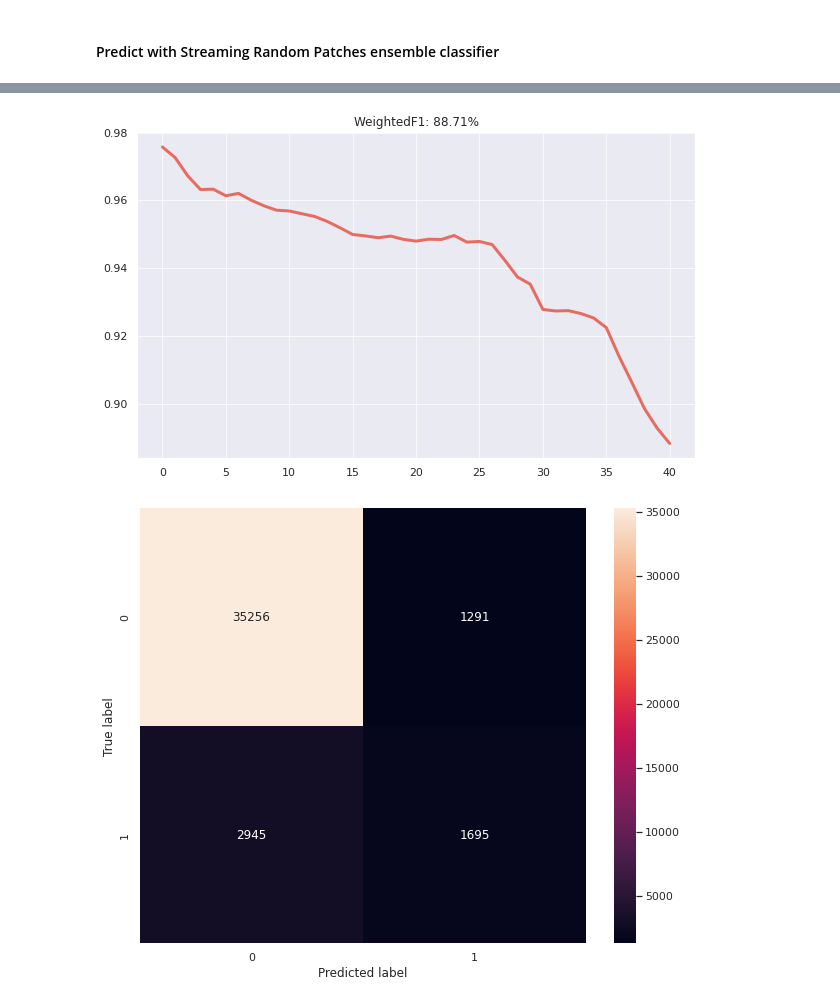
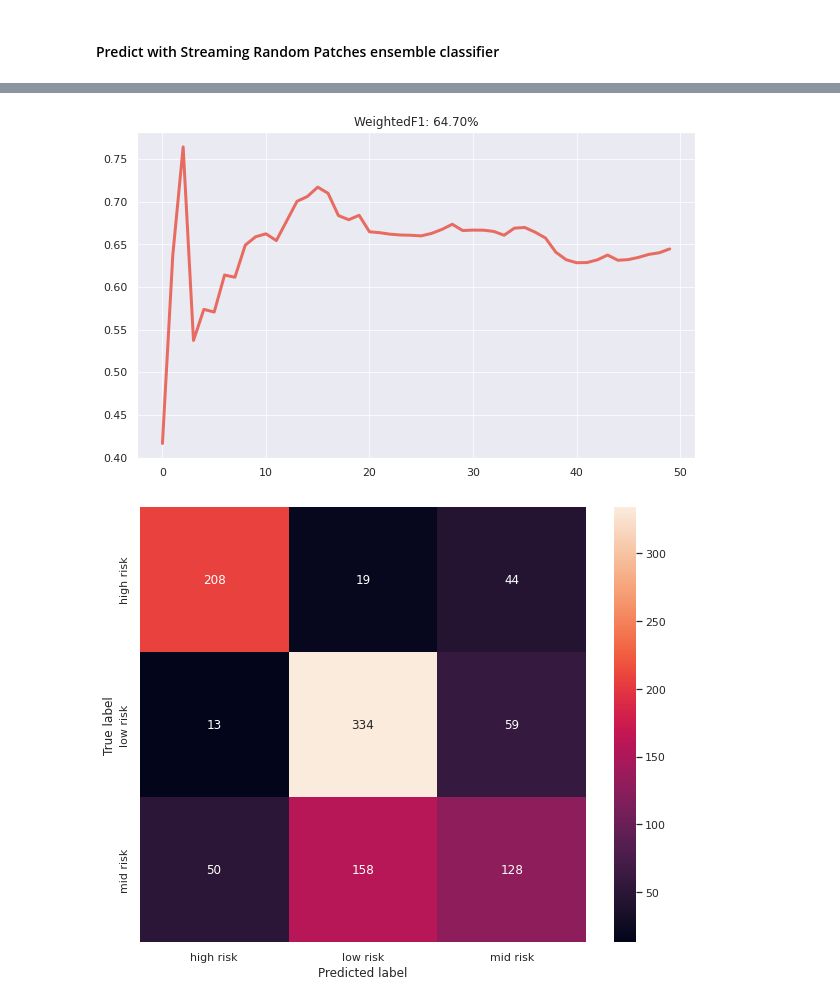
Before and after one commit to denysgerasymuk799/Online-ML-Stability, a Jupyter notebook: notebooks/Health_Risk_dataset.ipynb, the cells around one changed output, grey strips where cells are left out. Drawn from its saved outputs; the diff is of its cells as text; code cells hidden in the pictures.

Commit message:
Added health risk dataset results

```diff
--- a/notebooks/Health_Risk_dataset.ipynb
+++ b/notebooks/Health_Risk_dataset.ipynb
@@ -12,8 +21,6 @@ from river import tree
-# %%
-sns.set(rc={'figure.figsize':(15, 5)})
 # %%
 # Creating a data frame
-df = pd.read_csv("../datasets/Maternal Health Risk Data Set.csv")
+df = pd.read_csv("../datasets/Maternal-Health-Risk-Data-Set.csv")
 df.head()
 # %% [output]
 |  | Age | SystolicBP | DiastolicBP | BS | BodyTemp | HeartRate | RiskLevel |
@@ -24,0 +49,8 @@ df.head()
+# %%
+dataset = HealthRiskDataset()
+
+for idx, (x, y) in enumerate(dataset):
+    print(x)
+
+    if idx == 5:
+        break
@@ -36,20 +75,15 @@ yes: 4640 (11.26542%)
 # %% [markdown]
 #### Apply data transformations
 # %%
-categorical_features = ['job', 'marital', 'education', 'default', 'housing', 'loan', 'contact', 'month', 'day_of_week', 'poutcome']
-selected_categorical_features = ['job', 'marital', 'education', 'housing', 'loan', 'poutcome']
-numerical_features = (feature for feature in df.columns if feature not in categorical_features + ['y'])
+TARGET_COLUMN = 'RiskLevel'
+features = [feature for feature in df.columns if feature != TARGET_COLUMN]
 
-transform_pipeline = compose.Select(selected_categorical_features[0])
-for feature in selected_categorical_features[1:]:
-    transform_pipeline += compose.Select(feature)
-transform_pipeline |= preprocessing.OneHotEncoder()
-
-for feature in numerical_features:
+transform_pipeline = compose.Select(features[0])
+for feature in features[1:]:
     transform_pipeline += compose.Select(feature)
 transform_pipeline |= preprocessing.MinMaxScaler()
 
-for idx, (x, y) in enumerate(bank_dataset):
+for idx, (x, y) in enumerate(dataset):
     print(f'Initial features: {x}\n')
     x = transform_pipeline.transform_one(x)
     print(f'Transformed features: {x}\n\n')
@@ -181,5 +143,5 @@ SRP_model_obj = ensemble.SRPClassifier(
      model=base_model, n_models=3, seed=42
 )
 SRP_model = transform_pipeline | SRP_model_obj
-evaluate_model(SRP_model)
+evaluate_binary_model(dataset, SRP_model, measure_every=20)
 # %% [output]
@@ -204,2 +166,2 @@ Confusion matrix:
-[figure, old version]
+[figure, new version]
-[figure, old version]
+[figure, new version]
```
Also changed, not shown: parts of 11 cells of this notebook, 3 other files.
